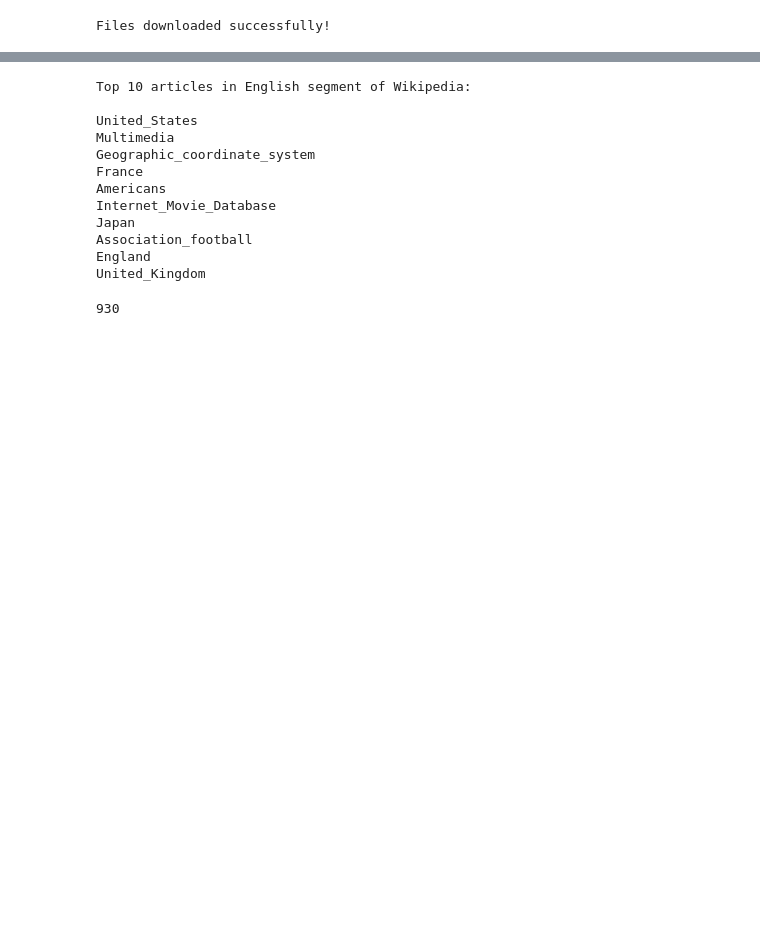
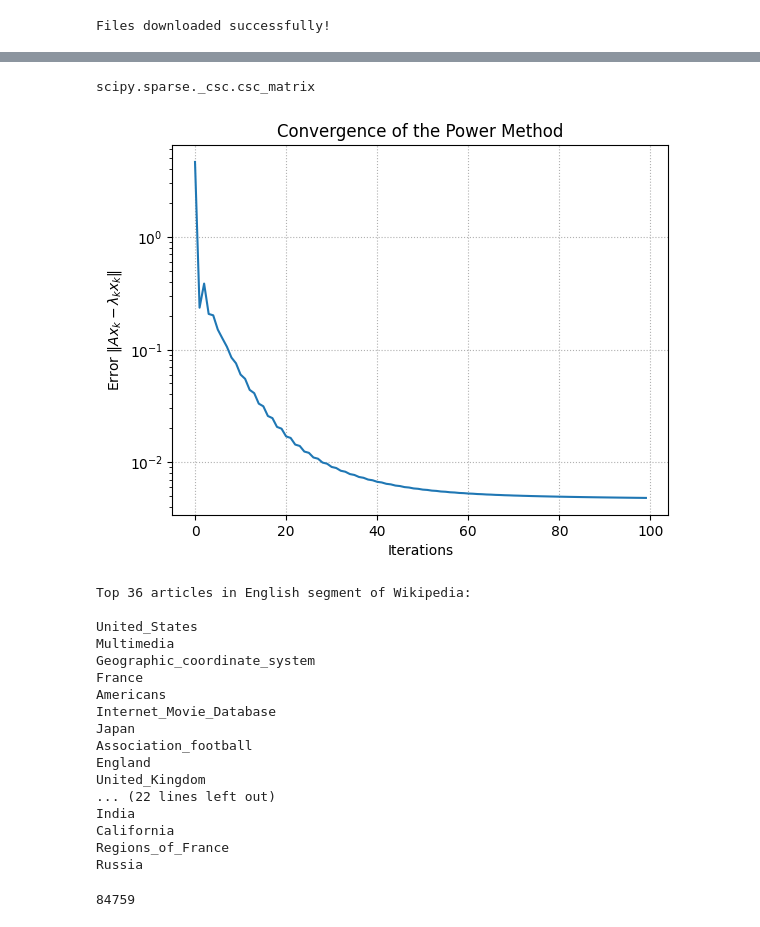
Before and after one commit to MerkulovDaniil/optim, a Jupyter notebook: assets/Notebooks/PageRank_exercise.ipynb, the cells around one changed output, grey strips where cells are left out. Cells and saved outputs as stored; diff of their text form; code cells hidden in the pictures; blank space fills up the shorter version.

```diff
--- a/assets/Notebooks/PageRank_exercise.ipynb
+++ b/assets/Notebooks/PageRank_exercise.ipynb
@@ -60,7 +60,7 @@ The code below could be used for playing with this simple example.
 import numpy as np
 
 # Initializing:
-x_0 = np.array([0.25, 0.25, 0.25, 0.25])
+x_0 = np.array([0, 1, 0, 0])
 
 # Input matrix A:
 A = np.array([[0, 0.5, 1, 1/3],
@@ -70,7 +70,7 @@ A = np.array([[0, 0.5, 1, 1/3],
 
 # PageRank iterations:
 # k - number of steps to obtain convergence:
-k = 20
+k = 300
 x_new = x_0
 for i in range(k):
     x_old = x_new
@@ -276,3 +276,41 @@ Using Power Method we obtained maximum eigenvalue:  0.899808264658
+# %%
+# Note, that the matrix is stored in sparse format
+type(A_normalized)
+# %% [output]
+scipy.sparse._csc.csc_matrix
+# %%
+import numpy as np
+import matplotlib.pyplot as plt
+
+### YOUR CODE HERE ###
+def power_method(A, p, x0, k):
+    N = len(x0)
+    x_prev = np.array(x0)
+    errors = []
+
+    for i in range(k):
+        ### YOUR CODE HERE ###
+
+        errors.append()
+
+    return lambda_k, x_k, errors
+# %%
+p = 0.85
+k = 100
+x_0 = np.ones(N)/np.sqrt(N)
+
+lambda_k, x_final, errors = power_method(A_normalized, p, x_0, k)
+
+# Plotting the convergence
+plt.plot(errors)
+plt.yscale('log')
+plt.xlabel('Iterations')
+plt.ylabel(r'Error $\|Ax_k - \lambda_k x_k\|$')
+plt.title('Convergence of the Power Method')
+plt.grid(linestyle=":")
+plt.show()
+# %% [output]
+[figure, added]
 # %%
 # Finding correspondence between number of article in matrix A and actual name of article.
 import pickle
@@ -290,14 +328,14 @@ with open('https://github.com/MerkulovDaniil/mda24/blob/main/files/simple_wiki_d
 articles = articles_[0]
 # %%
 # Top most important articles in English Wikipedia:
-n_top = 10
-top = x.argsort()[-n_top:][::-1]
+n_top = 36
+top = x_final.argsort()[-n_top:][::-1]
 
 print ("Top " + str(n_top) + " articles in English segment of Wikipedia:\n")
 for index in top:
     print (articles[index])
 # %% [output]
-Top 10 articles in English segment of Wikipedia:
+Top 36 articles in English segment of Wikipedia:
 
 United_States
 Multimedia
@@ -309,13 +347,18 @@ Japan
 Association_football
 England
 United_Kingdom
+... (22 lines left out)
+India
+California
+Regions_of_France
+Russia
 # %%
 # Here you can just write name of the article and show the position in our PageRank rating. For example, article "Mathematics" took 728-th place :()
-word = 'Mathematician'
+word = 'Optimization'
 
-top = x.argsort()[-N:][::-1]
+top = x_final.argsort()[-N:][::-1]
 for i in range(N):
     if articles[top[i]] == word:
         print (i)
 # %% [output]
-930
+84759
```
Also changed, not shown: parts of 7 cells of this notebook.
